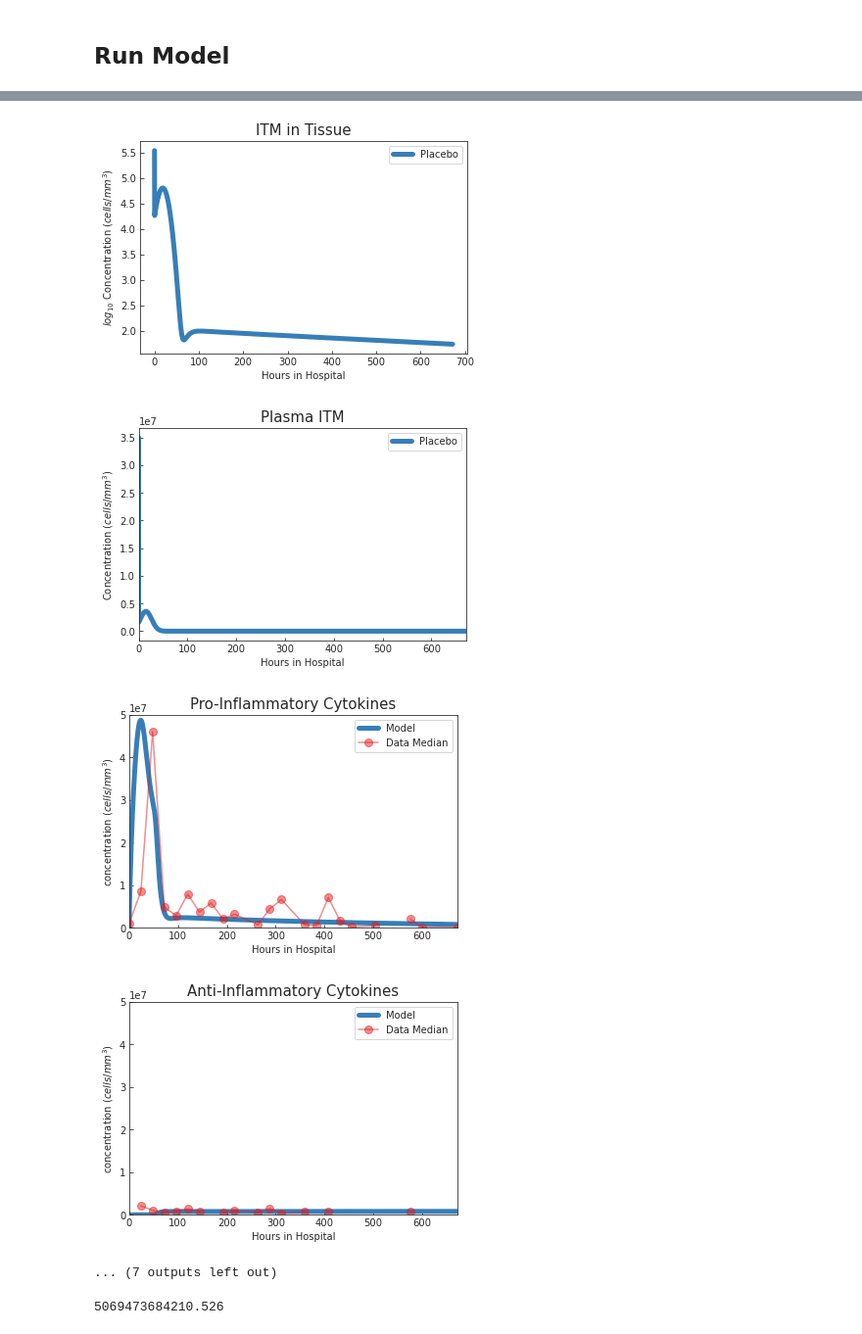
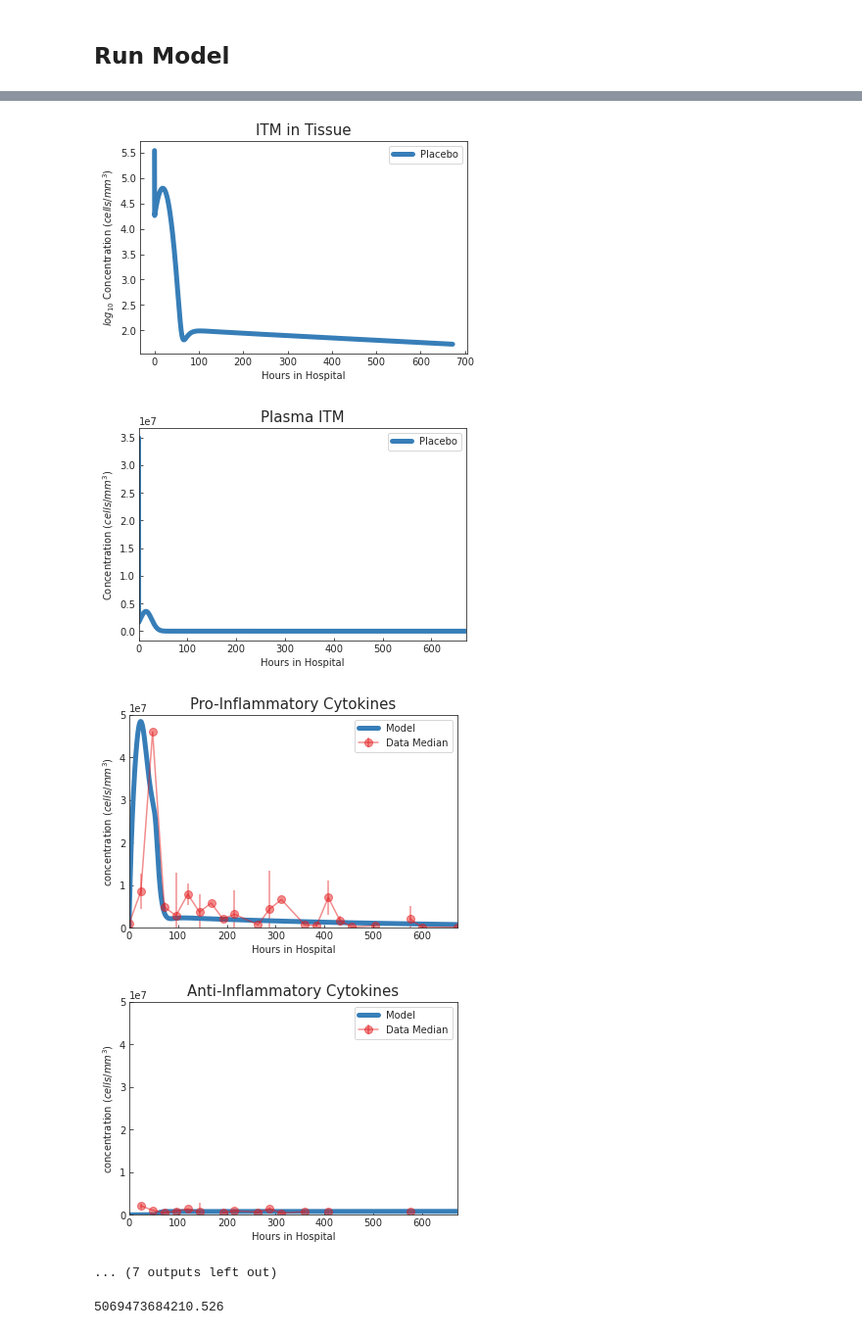
Before and after one commit to UvaCsl/immune-burn, a Jupyter notebook: notebooks/HIIS-CS.ipynb, the cells around one changed output, grey strips where cells are left out. Shown at 98% size. Cells and saved outputs as stored; diff of their text form; code cells hidden in the pictures.

```diff
--- a/notebooks/HIIS-CS.ipynb
+++ b/notebooks/HIIS-CS.ipynb
@@ -324,0 +295,3 @@ df_IL6
+# %%
+df_IL6 = cyto.get_med_mad('IL-6 (36)', df_clean, params_mw, to_calculate = ['median', 'mad'])
+df_IL6.head()
@@ -374,0 +328,3 @@ df_IL10
+# %%
+df_IL10 = cyto.get_med_mad('IL-10 (42)', df_clean, params_mw, to_calculate = ['median', 'mad'])
+df_IL10.head()
@@ -949,25 +894,26 @@ alpha_TFGbetaMA = 4.8e-1
 # alpha_CAMA = 4.8e2
 # alpha_CBMA = 4.8e4
 
-alpha_CAMA = 4.8e5
-alpha_CBMA = 4.8e4
+alpha_CAMA = 4.8e6
+alpha_CBMA = 4.8e8
+lamb_ITMMAmax = lamb_ITMMA * 10 #0.0007017543859649123
+Cmax = 2.5e8
 
 mu_C = 1e3
-Cmax = 2.5e10
-Pmax_C = 6e-1
+
+Pmax_C = 9e3
 Pmin_C = 1e-2
 
 #permeability
 # Keq_CHC = 2e3
-Keq_CHC = 2e2
+Keq_CHC = 2e1
 
 
 r_Chomeo = 6e4
 C_bloodmax = 1e6
 
-
 r_c = 6e-3
-C_lambmin = np.log((lamb_ITMMA*10/lamb_ITMMA)-1)*Cmax
+C_lambmin = np.log((lamb_ITMMAmax/lamb_ITMMA)-1)*Cmax
 
 r_Nhomeo = 5e-2
 #### END Complement
@@ -989,11 +935,7 @@ cases = [5]
 case_names = ['', '', '', 'No AP', 'Placebo', 'bIAP']
 patients = ['16', '51', '36', '26', '59']
 treatment = 'Placebo'
-
-
-# df_IL10 = []
-# df_IL6 = []
-
+params['case'] = 5
 
 ##### Normal Individuals
 # ITMblood0 = 0
@@ -1009,9 +961,20 @@ treatment = 'Placebo'
 # %% [markdown]
 ## Run Model
 # %%
+plot_params = {
+    'lw': 5,
+    'ls': 10,
+    'fs': 10,
+    'lfs': 10,
+    'ts': 15,
+    'ms': 8,
+    'title': 'Hours in Hospital',
+    'timeout':  'hours',
+    'case_label': case_names[params['case']-1]
+}
+
 for case in cases:
     print('Processing Case :', case, ' (', case_names[case-1], ')')
-
 
     p = [mu_ACH, mu_APE, mu_APS, mu_APSfast, mu_APSslow, mu_CH, mu_MA, mu_MR, mu_NA, mu_NDA, mu_NDN,
          mu_NR, mu_ITM, Pmin_MR, Pmin_NR, ACHmax, CHmax_tissue, Mmax, Nmax, Pmax_MR, Pmax_NR, Keq_CH, phi_MRA,
@@ -1033,36 +996,37 @@ for case in cases:
     w0 = get_init(w, params)
 
     t, wsol = solve(p, w0, t, params)
-
-    plot(wsol, case_names, time, t, df_IL6, df_IL10, params)
+    df_model, t_list = prep_plot(wsol, t_interval=t, timein=time, timeout=plot_params['timeout'])
+    plot(df_model, plot_params, df_IL6, df_IL10, t_list)
+#     plot(wsol, case_names, timein=time, time_interval=t, df_IL6, df_IL10, params, df_model)
 # %% [output]
 Processing Case : 5  ( Placebo )
 ... Plotting Activated Neutrophils
 ... Plotting Necrotic Neutrophils
 ... Plotting Apoptotic Neutrophils
 ... Plotting Resting Neutrophils
 ... Plotting Activated Macrophages
 ... Plotting Resting Macrophages
 ... Plotting ITMs in Tissue
 ... Plotting ITMs in Plasma
 ... Plotting Data for IL6
 ... Plotting Data for IL10
 ... Plotting Placebo Experiment
 ... Plotting Endogenous AP in Tissue
 ... Plotting ITMs in Plasma
 ... Plotting Complement in Tissue
 ... Plotting C_A in Tissue
 ... Plotting C_B in Tissue
 ... Plotting ITMs in Plasma
 [figure]
 [figure]
 [figure]
 [figure]
 [figure]
 [figure]
 [figure]
 [figure]
-[figure, old version]
+[figure, new version]
 [figure]
 ... (7 outputs left out)
 # %%
```
Also changed, not shown: parts of 13 cells of this notebook, 8 other files.
